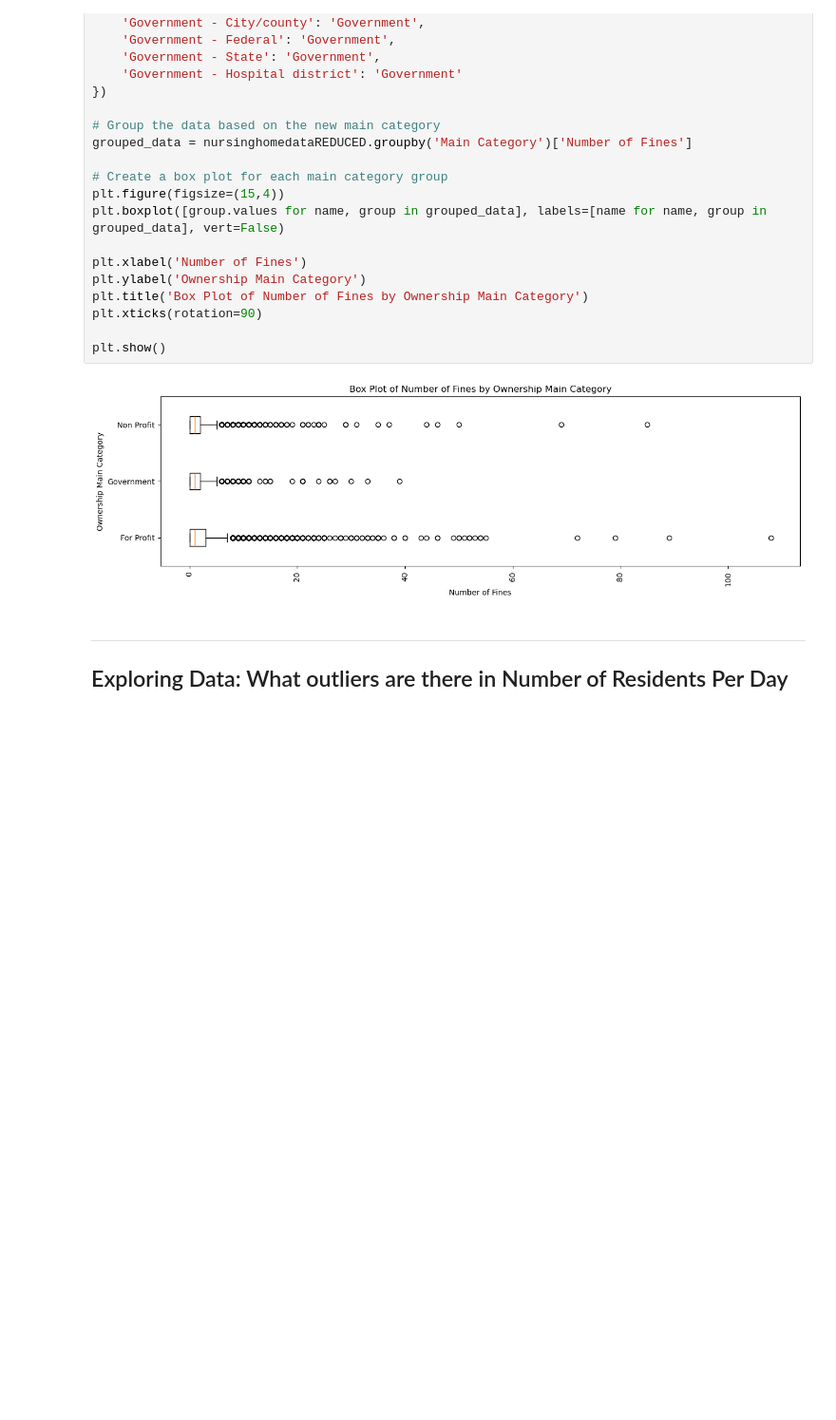
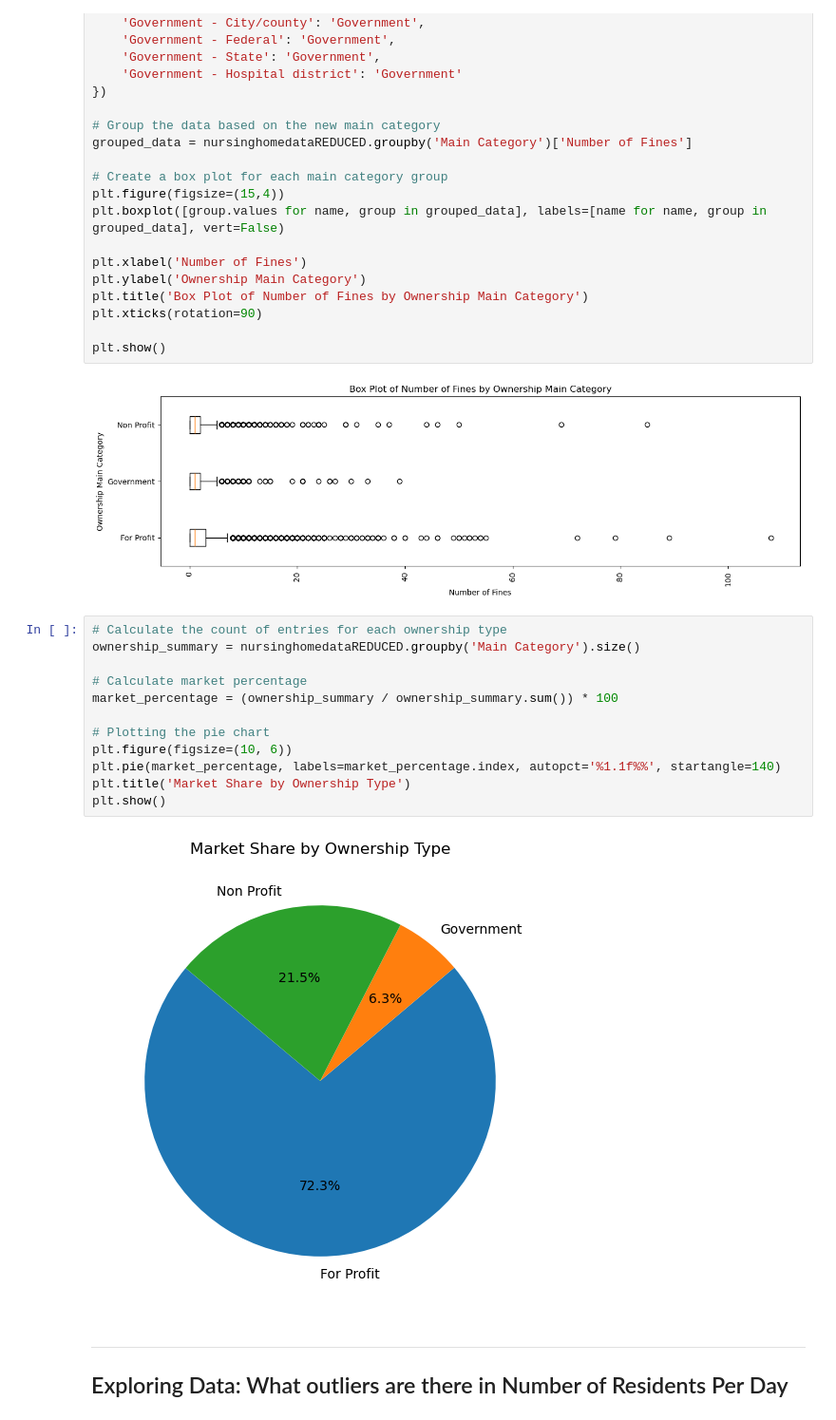
Before and after one commit to mcscodes/Project-1-Data-Visualization, a Jupyter notebook: NursingHomeDataVisualization.ipynb, the cells around one changed output. Shown at 95% size. Drawn from its saved outputs; the diff is of its cells as text; blank space fills up the shorter version.

```diff
--- a/NursingHomeDataVisualization.ipynb
+++ b/NursingHomeDataVisualization.ipynb
@@ -410,6 +410,20 @@ plt.xticks(rotation=90)
 plt.show()
 # %% [output]
 [figure]
+# %%
+# Calculate the count of entries for each ownership type
+ownership_summary = nursinghomedataREDUCED.groupby('Main Category').size()
+
+# Calculate market percentage
+market_percentage = (ownership_summary / ownership_summary.sum()) * 100
+
+# Plotting the pie chart
+plt.figure(figsize=(10, 6))
+plt.pie(market_percentage, labels=market_percentage.index, autopct='%1.1f%%', startangle=140)
+plt.title('Market Share by Ownership Type')
+plt.show()
+# %% [output]
+[figure, added]
 # %% [markdown]
 ---
 <h2>Exploring Data: What outliers are there in Number of Residents Per Day</h2>
```
Also changed, not shown: parts of 2 cells of this notebook.
